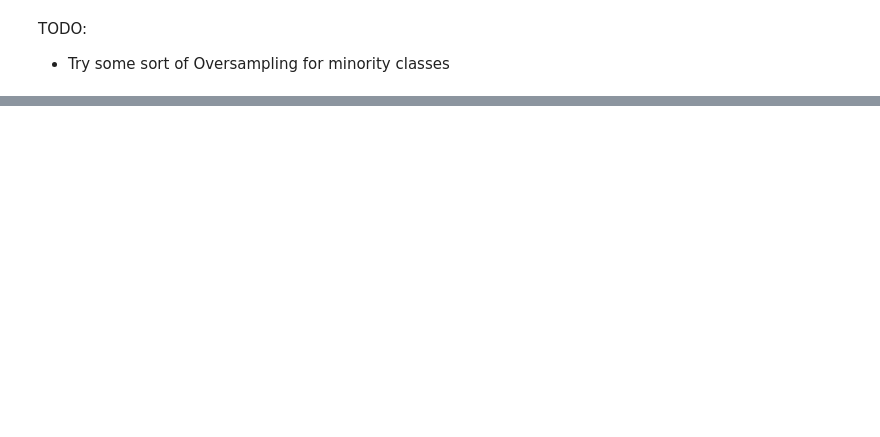
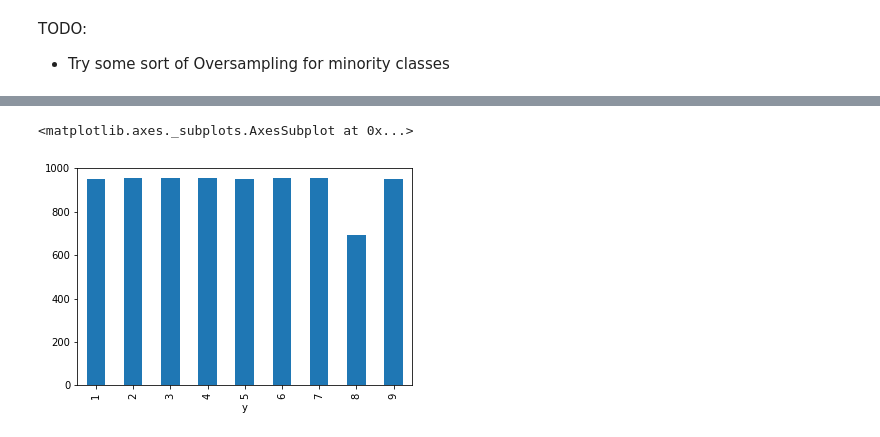
Before and after one commit to iamtpb/PersonalisedMedicine, a Jupyter notebook: SimpleNet.ipynb, the cells around one changed output, grey strips where cells are left out. Saved outputs shown, nothing was run; the diff lists cells and outputs as text; code cells hidden in the pictures; blank space fills up the shorter version.

```diff
--- a/SimpleNet.ipynb
+++ b/SimpleNet.ipynb
@@ -205,0 +202,15 @@ Name: vecs, dtype: object
+# %%
+y = train_variants['Class'].values
+# %%
+from imblearn.over_sampling import SMOTE
+
+sm = SMOTE(kind='svm')
+# %%
+X_res, y_res = sm.fit_sample(sentence_vectors[:3321], y)
+# %%
+dfcl = pd.DataFrame({'y':y_res})
+# %%
+dfcl.groupby('y')['y'].count().plot(kind='bar')
+# %% [output]
+<matplotlib.axes._subplots.AxesSubplot at 0x...>
+[figure, added]
```
Also changed, not shown: parts of 13 cells of this notebook, 2 other files.
